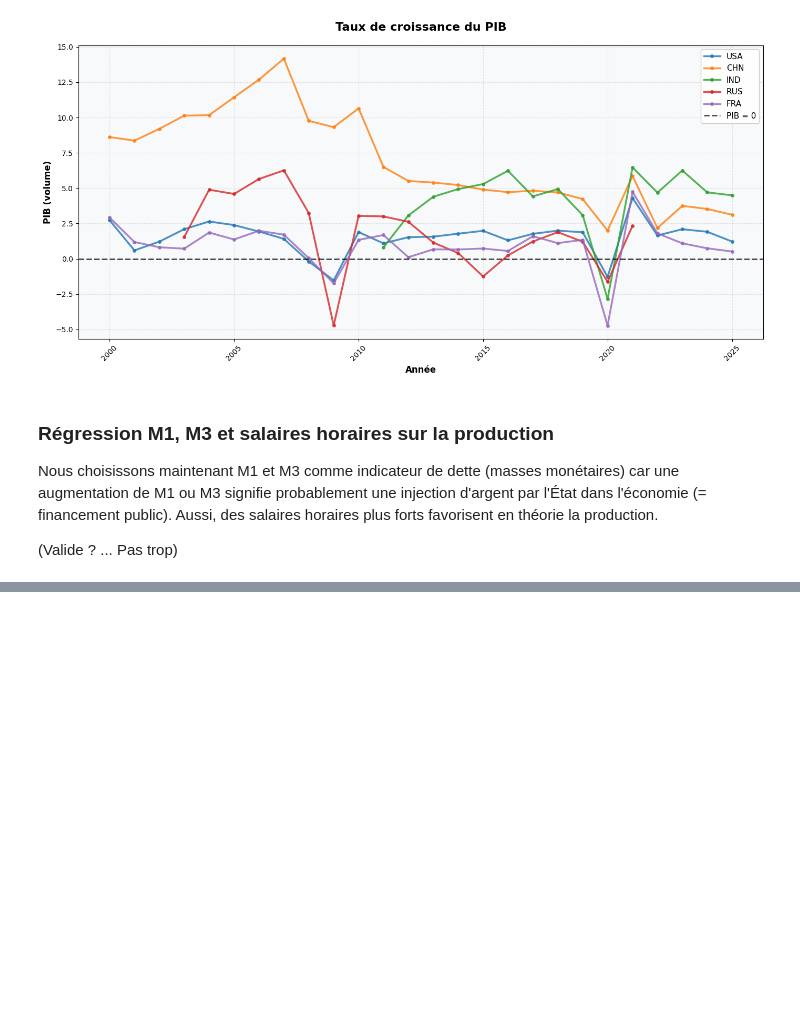
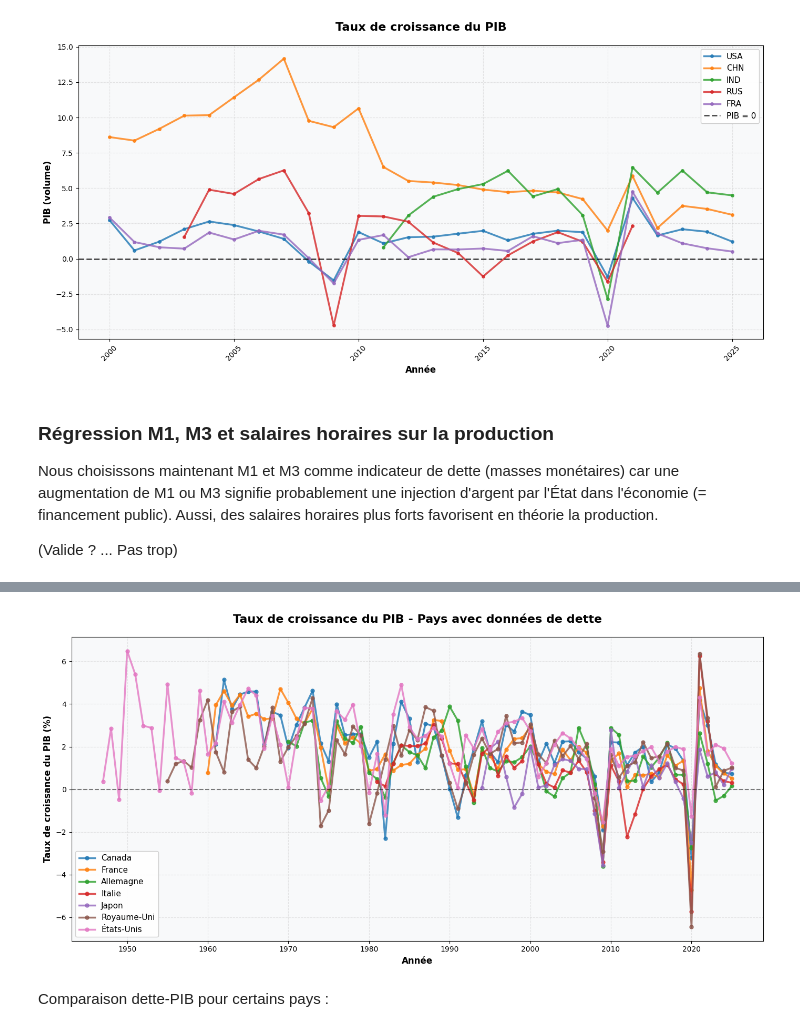
Before and after one commit to yanislarre/statapp, a Jupyter notebook: main.ipynb, the cells around one changed output, grey strips where cells are left out. Saved outputs shown, nothing was run; the diff lists cells and outputs as text; code cells hidden in the pictures; blank space fills up the shorter version.

```diff
--- a/main.ipynb
+++ b/main.ipynb
@@ -219,0 +343,26 @@ NameError: name 'pd' is not defined
+# %%
+# Les pays disponibles dans les données de dette sont : Canada, France, Allemagne, Italie, Japon, Royaume-Uni, États-Unis
+
+# Codes pays correspondant aux données de dette
+pays_dette = {
+    'Canada': 'CAN',
+    'France': 'FRA',
+    'Allemagne': 'DEU',
+    'Italie': 'ITA',
+    'Japon': 'JPN',
+    'Royaume-Uni': 'GBR',
+    'États-Unis': 'USA'
+}
+
+# Récupérer les données de PIB volume
+df_pib = df[df['Mesure'] == 'Produit intérieur brut, volume'].copy()
+
+# Agréger par pays et année
+df_pib_agg = df_pib.groupby(['REF_AREA', 'year'])['OBS_VALUE'].mean().reset_index()
+df_pib_agg['date'] = pd.to_datetime(df_pib_agg['year'], format='%Y')
+# %%
+data_vis.taux_croissance_pib_pay_avec_dette(df_pib_agg, pays_dette)
+# %% [output]
+[figure, added]
+# %% [markdown]
+Comparaison dette-PIB pour certains pays :
```
Also changed, not shown: parts of 21 cells of this notebook, 4 other files.
